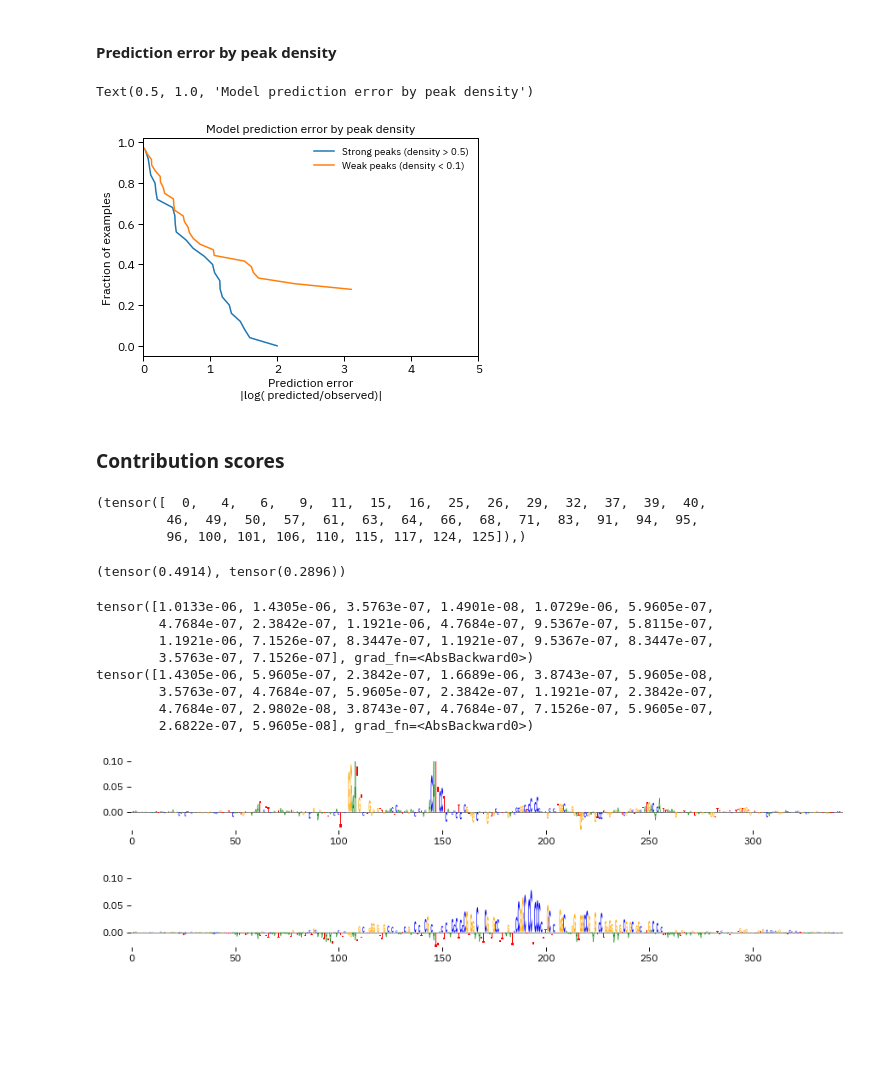
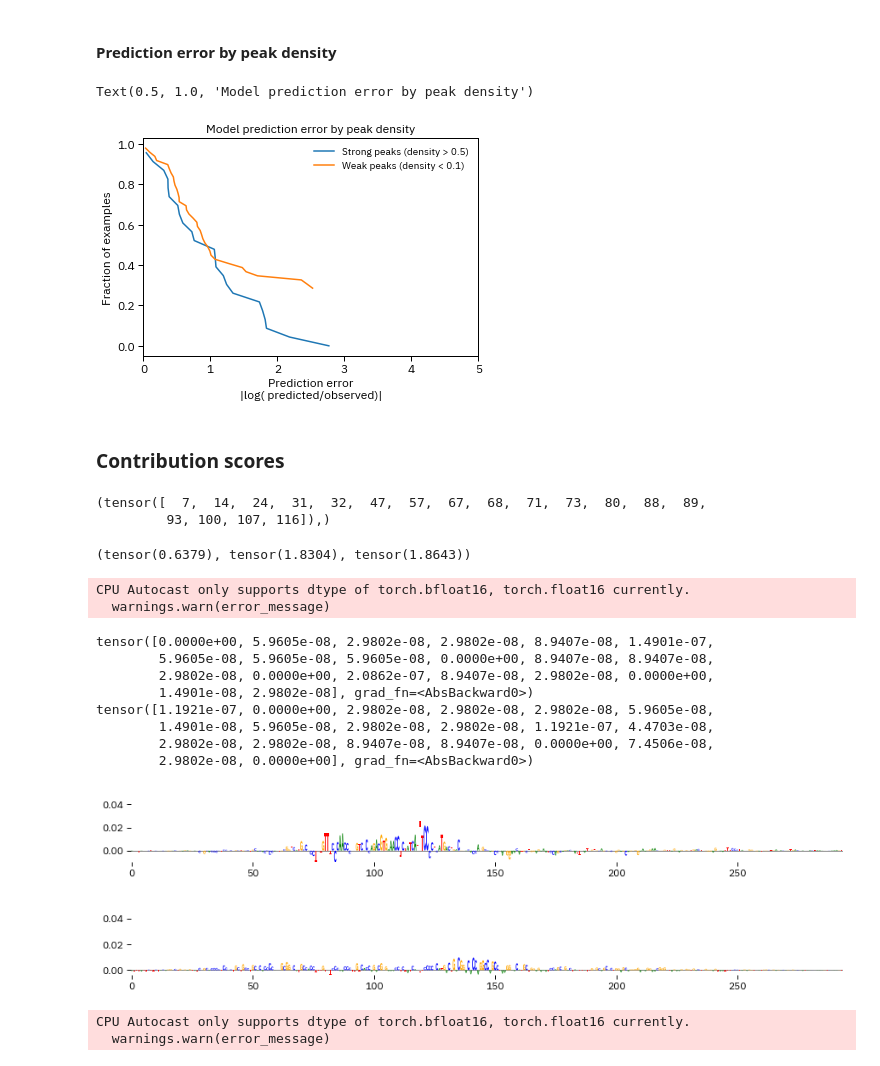
Before and after one commit to vierstralab/vinson, a Jupyter notebook: DHS_Quantitative_Model.ipynb, the cells around one changed output. Saved outputs shown, nothing was run; the diff lists cells and outputs as text; code cells hidden in the pictures; blank space fills up the shorter version.

```diff
--- a/DHS_Quantitative_Model.ipynb
+++ b/DHS_Quantitative_Model.ipynb
@@ -72,8 +74,8 @@ plt.legend(title="Background reads")
 # %% [markdown]
 ### Load in dataset and dataloader
 # %%
-samples_file = "/net/seq/data2/projects/sabramov/SuperIndex/hotspot3/w_babachi_new.v23/ml_prediction/JUL28_3/epoch_1/data_JUL28_3_pos.batch1.val.h5"
-negative_samples_file = "/net/seq/data2/projects/sabramov/SuperIndex/hotspot3/w_babachi_new.v23/ml_prediction/JUL28_3/epoch_1/data_JUL28_3_neg.batch1.val.bed.gz"
+samples_file = "/net/seq/data2/projects/sabramov/SuperIndex/hotspot3/w_babachi_new.v23/ml_prediction/JUL31/epoch_1/data_JUL31_pos.batch1.val.h5"
+negative_samples_file = "/net/seq/data2/projects/sabramov/SuperIndex/hotspot3/w_babachi_new.v23/ml_prediction/JUL31/epoch_1/data_JUL31_neg.batch1.val.bed.gz"
 
 embeddings_file = "/home/jvierstra/proj/vinson/data/embeddings.tsv"
 read_depth_file = "/net/seq/data2/projects/sabramov/SuperIndex/hotspot3/w_babachi_new.v23/ml_prediction/JUL10/continious_annotation/total_cutcounts.tsv"
@@ -121,7 +123,7 @@
 ### Load in pre-trained variant model
 # %%
 pretrained_state_dict = torch.load(
-    "models/data_JUL28_3_a100_clip_density/checkpoints/epoch=3-step=461871-val_loss=25.82.ckpt",
+    "models/data_AUG3/checkpoints/epoch=0-step=72627-val_loss=25.07.ckpt",
     map_location=torch.device("cpu"),
 )["state_dict"]
 
@@ -306,7 +308,7 @@ plt.xlim(0, 5)
 plt.title("Model prediction error by peak density")
 # %% [output]
 Text(0.5, 1.0, 'Model prediction error by peak density')
-[figure, old version]
+[figure, new version]
 # %% [markdown]
 ### Contribution scores
 # %%
@@ -317,17 +320,15 @@ from vinson.interpretation import dinucleotide_shuffle
 # %%
-print(torch.where(y_.exp() > 0.25))
+print(torch.where(y_.exp() > 0.45))
 # %% [output]
-(tensor([  0,   4,   6,   9,  11,  15,  16,  25,  26,  29,  32,  37,  39,  40,
-         46,  49,  50,  57,  61,  63,  64,  66,  68,  71,  83,  91,  94,  95,
-         96, 100, 101, 106, 110, 115, 117, 124, 125]),)
+(tensor([  7,  14,  24,  31,  32,  47,  57,  67,  68,  71,  73,  80,  88,  89,
+         93, 100, 107, 116]),)
 # %%
-i = 71
-
-torch.exp(y_[i]), density[i] - bg_density[i]
+i = 32
+torch.exp(y_[i]), density[i] - bg_density[i], density[i]
 # %% [output]
-(tensor(0.4914), tensor(0.2896))
+(tensor(0.6379), tensor(1.8304), tensor(1.8643))
 # %%
-_X = X_seq[i : i + 1].clone()
+_X = force_strict_ohe(X_seq[i : i + 1].clone())
 
 Y_embed = X_embed[i : i + 1].clone()
 
@@ -336,9 +337,13 @@ attrs = deep_lift_shap(
     model,
     _X,
     args=(Y_embed,),
+    model_kwargs=dict(exp=True),
     device="cpu",
     print_convergence_deltas=True,
     references=dinucleotide_shuffle,
+    additional_nonlinear_ops={
+        _Exp: _nonlinear
+    }
 )
 
 Y_embed_rand = torch.tensor(dataset.embeddings_df.iloc[:, 1].values[np.newaxis,:]).to(torch.float32)
@@ -347,32 +352,38 @@ attrs_rand = deep_lift_shap(
     model,
     _X,
     args=(Y_embed_rand,),
+    model_kwargs=dict(exp=True),
     device="cpu",
     print_convergence_deltas=True,
     references=dinucleotide_shuffle,
+    additional_nonlinear_ops={
+        _Exp: _nonlinear
+    }
 )
 # %% [output]
-tensor([1.0133e-06, 1.4305e-06, 3.5763e-07, 1.4901e-08, 1.0729e-06, 5.9605e-07,
-        4.7684e-07, 2.3842e-07, 1.1921e-06, 4.7684e-07, 9.5367e-07, 5.8115e-07,
-        1.1921e-06, 7.1526e-07, 8.3447e-07, 1.1921e-07, 9.5367e-07, 8.3447e-07,
-        3.5763e-07, 7.1526e-07], grad_fn=<AbsBackward0>)
-tensor([1.4305e-06, 5.9605e-07, 2.3842e-07, 1.6689e-06, 3.8743e-07, 5.9605e-08,
-        3.5763e-07, 4.7684e-07, 5.9605e-07, 2.3842e-07, 1.1921e-07, 2.3842e-07,
-        4.7684e-07, 2.9802e-08, 3.8743e-07, 4.7684e-07, 7.1526e-07, 5.9605e-07,
-        2.6822e-07, 5.9605e-08], grad_fn=<AbsBackward0>)
+CPU Autocast only supports dtype of torch.bfloat16, torch.float16 currently.
+  warnings.warn(error_message)
+tensor([0.0000e+00, 5.9605e-08, 2.9802e-08, 2.9802e-08, 8.9407e-08, 1.4901e-07,
+        5.9605e-08, 5.9605e-08, 5.9605e-08, 0.0000e+00, 8.9407e-08, 8.9407e-08,
+        2.9802e-08, 0.0000e+00, 2.0862e-07, 8.9407e-08, 2.9802e-08, 0.0000e+00,
+        1.4901e-08, 2.9802e-08], grad_fn=<AbsBackward0>)
+tensor([1.1921e-07, 0.0000e+00, 2.9802e-08, 2.9802e-08, 2.9802e-08, 5.9605e-08,
+        1.4901e-08, 5.9605e-08, 2.9802e-08, 2.9802e-08, 1.1921e-07, 4.4703e-08,
+        2.9802e-08, 2.9802e-08, 8.9407e-08, 8.9407e-08, 0.0000e+00, 7.4506e-08,
+        2.9802e-08, 0.0000e+00], grad_fn=<AbsBackward0>)
 # %%
 from tangermeme.plot import plot_logo
 
 fig, ax = plt.subplots()
-plot_logo(attrs[0][:, 500:-500], ax=ax)
-ax.set_ylim(top=0.1)
+plot_logo(attrs[0][:, 550:-500], ax=ax)
+ax.set_ylim(top=0.05)
 fig.set_size_inches(15, 1.5)
 # %% [output]
-[figure, old version]
+[figure, new version]
 # %%
 fig, ax = plt.subplots()
-plot_logo(attrs_rand[0][:, 500:-500], ax=ax)
-ax.set_ylim(top=0.1)
+plot_logo(attrs_rand[0][:, 550:-500], ax=ax)
+ax.set_ylim(top=0.05)
 fig.set_size_inches(15, 1.5)
 # %% [output]
-[figure, old version]
+[figure, new version]
@@ -378,0 +393,9 @@ fig.set_size_inches(15, 1.5)
+# %%
+Y_all = apply_pairwise(
+    predict,
+    model,
+    _X, #force_strict_ohe(X_seq), #_X,
+    args=(torch.as_tensor(dataset.embeddings_df.T.values),), device="cpu", verbose=True)
+# %% [output]
+CPU Autocast only supports dtype of torch.bfloat16, torch.float16 currently.
+  warnings.warn(error_message)
```
Also changed, not shown: parts of 16 cells of this notebook, 8 other files.
